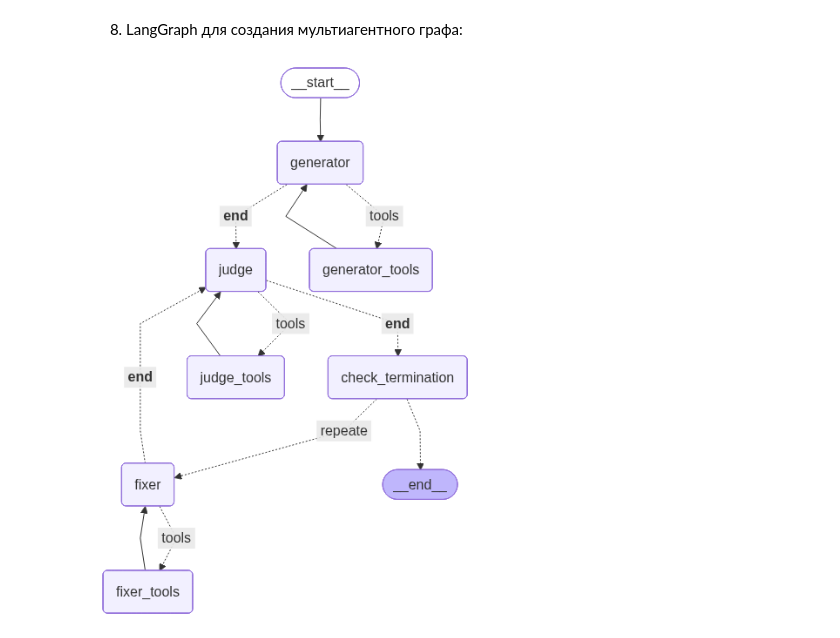
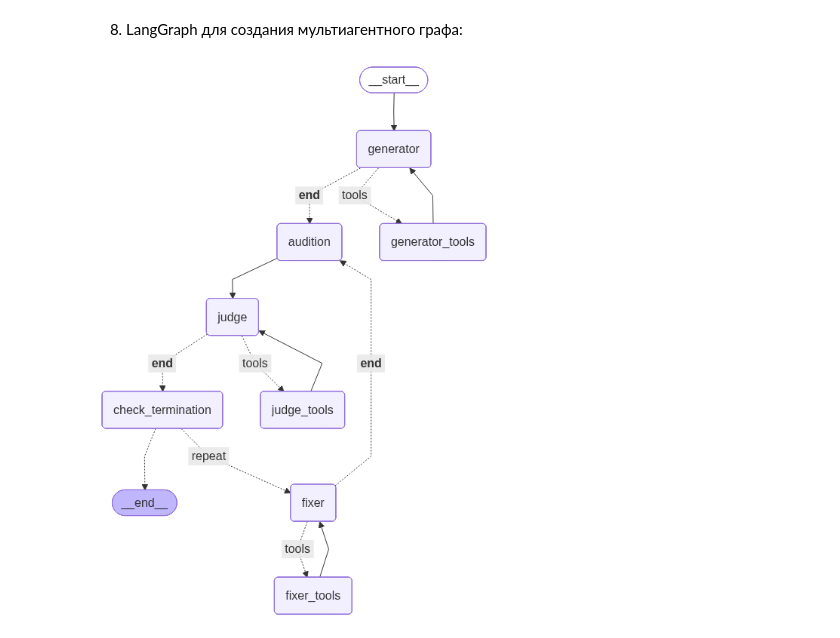
Before and after one commit to mishasdk/mipt-secure-sql-agents, a Jupyter notebook: notebook/llm_api.ipynb, the cells around one changed output. Drawn from its saved outputs; the diff is of its cells as text; code cells hidden in the pictures.

Commit message:
Added structual output to langgraph

```diff
--- a/notebook/llm_api.ipynb
+++ b/notebook/llm_api.ipynb
@@ -293,89 +297,151 @@ from langgraph.prebuilt import ToolNode, tools_condition
 # %%
+logging.basicConfig(
+    level=logging.INFO,
+    format="%(asctime)s | %(levelname)-8s | %(message)s",
+    datefmt="%Y-%m-%d %H:%M:%S"
+)
+logger = logging.getLogger("audit_system")
+
+
+class FoundIssue(BaseModel):
+    type: str
+    severity: Literal["LOW", "MEDIUM", "HIGH"]
+    message: str = Field(description="Short human readable issue description")
+    fix_instruction: str = Field(description="Direct instruction of what need to be resolved")
+
+
+class JudgeOutput(BaseModel):
+    verdict: Literal["APPROVED", "REJECTED"]
+    issues: list[FoundIssue]
+
+
+class GeneratorOutput(BaseModel):
+    sql: str = Field(description="generated sql request")
+
+
+class FixerOutput(BaseModel):
+    sql: str = Field(description="fixed sql request")
+
+
 class MessagesState(TypedDict):
     messages: Annotated[list[AnyMessage], add_messages]
+    judge_responses: list[JudgeOutput]
     llm_calls: int
+    audit_iteration: int
 
 
 def call_generator(state: dict):
-    print("call_generator")
+    logger.info("Call generator agent")
 
     system_message = SystemMessage(content="Your are PostgreSQL generator AI agent. Answer with only sql.")
 
     messages = [system_message] + state["messages"]
-    response = llm.invoke(messages)
+    response = llm.with_structured_output(GeneratorOutput).invoke(messages)
 
     return {
-        "messages": [response],
-        "llm_calls": state.get('llm_calls', 0) + 1
+        "messages": [AIMessage(content=str(response.model_dump_json(indent=4)))],
+        "llm_calls": state.get('llm_calls', 0) + 1,
+    }
+
+
+def start_audition(state: dict):
+    iteration = state.get("audit_iteration")
+    if iteration is None:
+        iteration = 0
+    else:
+        iteration += 1
+
+    logger.info(f"Start audition: {iteration}")
+
+    return {
+        "audit_iteration": iteration
     }
 
 
 def call_judge(state: dict):
-    print("call_judge")
+    logger.info("Call judge agent")
 
     system_message = SystemMessage(content="Your are PostgreSQL auditor AI agent. Read input SQL and create list of issues and make verdict approved or rejected.")
 
     messages = [system_message] + state["messages"]
-    response = llm.invoke(messages)
+    response = llm.with_structured_output(JudgeOutput).invoke(messages)
 
     return {
-        "messages": [response],
-        "llm_calls": state.get('llm_calls', 0) + 1
+        "messages": [AIMessage(content=response.model_dump_json(indent=4))],
+        "llm_calls": state.get('llm_calls', 0) + 1,
+        "judge_responses": state.get("judge_responses", []) + [response]
     }
 
+
 def call_fixer(state: dict):
-    print("call_fixer")
+    logger.info("Call fixer agent")
 
     system_message = SystemMessage(content="Your are PostgreSQL fixer, read input SQL resolve issues and respond with corrected only sql.")
 
     messages = [system_message] + state["messages"]
-    response = llm.invoke(messages)
+    response = llm.with_structured_output(FixerOutput).invoke(messages)
 
     return {
-        "messages": [response],
+        "messages": [AIMessage(content=response.model_dump_json(indent=4))],
         "llm_calls": state.get('llm_calls', 0) + 1
     }
 
+def check_termination_condition(state: dict):
+    judge_response: JudgeOutput = state["judge_responses"][-1]
+    iteration = state.get("audit_iteration", 0)
 
-def check_termination_condition(state: dict):
-    return END
+    if judge_response.verdict == "APPROVED":
+        logger.info("Terminate with approve")
+        return END
+
+    if iteration >= 3:
+        logger.info("Terminate by number of iterations exceeded")
+        return END
+
+    logger.info("Go next iteration")
+
+    return "repeat"
 
 
 agent_builder = StateGraph(MessagesState)
 
 # Nodes
 agent_builder.add_node("generator", call_generator)
+agent_builder.add_node("audition", start_audition)
 agent_builder.add_node("judge", call_judge)
 agent_builder.add_node("fixer", call_fixer)
 agent_builder.add_node("check_termination", RunnablePassthrough())
 
 # Tools
 agent_builder.add_node("generator_tools", ToolNode([search_doc]))
 agent_builder.add_node("judge_tools", ToolNode([search_doc]))
 agent_builder.add_node("fixer_tools", ToolNode([search_doc]))
 
 # Generator
 agent_builder.add_edge(START, "generator")
-agent_builder.add_conditional_edges("generator", tools_condition, {"tools": "generator_tools", END: "judge"})
+agent_builder.add_conditional_edges("generator", tools_condition, {"tools": "generator_tools", END: "audition"})
 agent_builder.add_edge("generator_tools", "generator")
+
+# Audition
+agent_builder.add_edge("audition", "judge")
 
 # Judge
 agent_builder.add_conditional_edges("judge", tools_condition, {"tools": "judge_tools", END: "check_termination"})
 agent_builder.add_edge("judge_tools", "judge")
 
 # Analyze epoch
-agent_builder.add_conditional_edges("check_termination", check_termination_condition, {"repeate": "fixer", END: END})
+agent_builder.add_conditional_edges("check_termination", check_termination_condition, {"repeat": "fixer", END: END})
 
 # Fixer
-agent_builder.add_conditional_edges("fixer", tools_condition, {"tools": "fixer_tools", END: "judge"})
+agent_builder.add_conditional_edges("fixer", tools_condition, {"tools": "fixer_tools", END: "audition"})
 agent_builder.add_edge("fixer_tools", "fixer")
 
 agent = agent_builder.compile()
 
 from IPython.display import Image, display
 display(Image(agent.get_graph(xray=True).draw_mermaid_png()))
 # %% [output]
-[figure, old version]
+[figure, new version]
 # %%
 messages = [HumanMessage("Find all records of users that are from IT and registered after some X variable")]
 set_debug(False)
```
Also changed, not shown: parts of 9 cells of this notebook.
